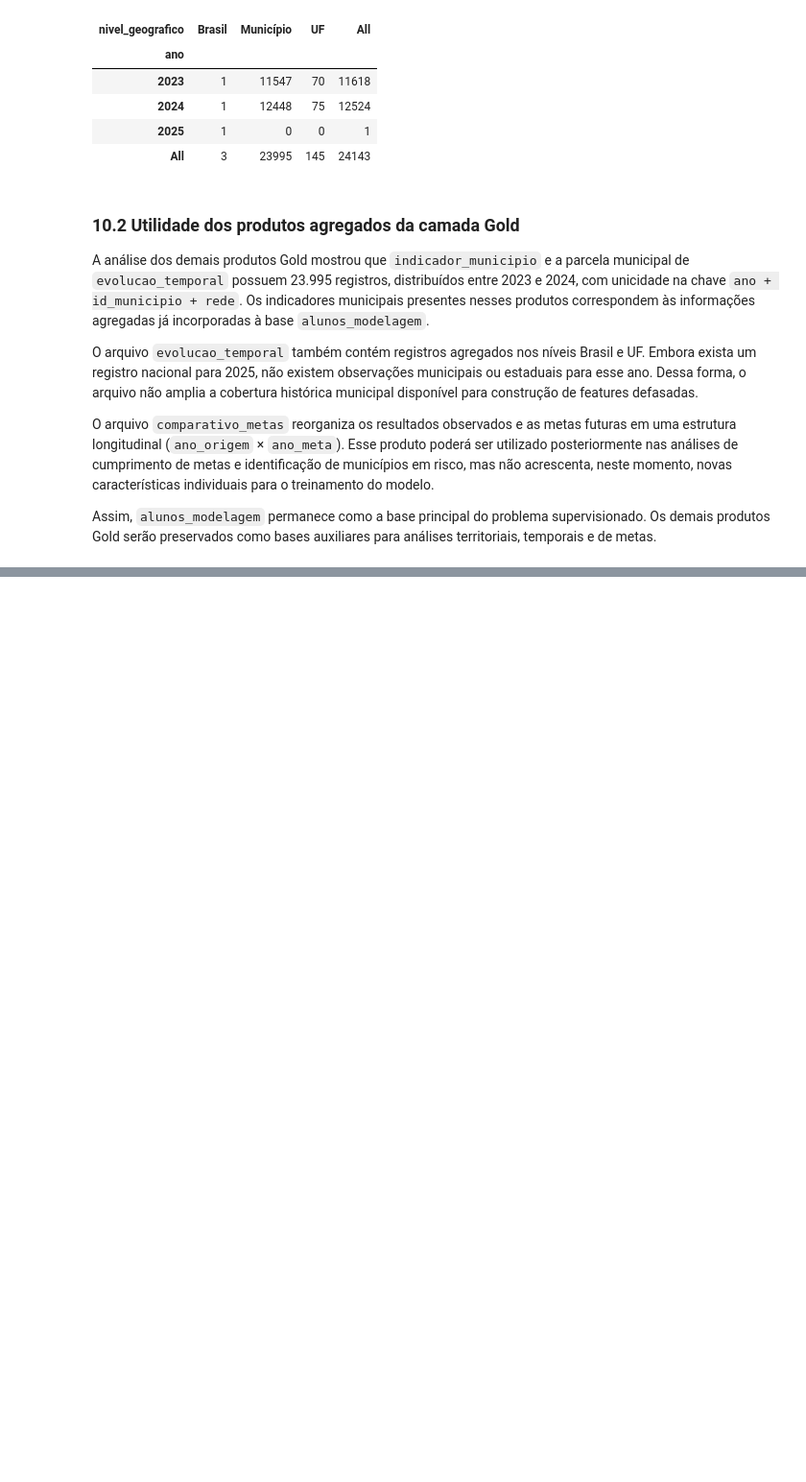
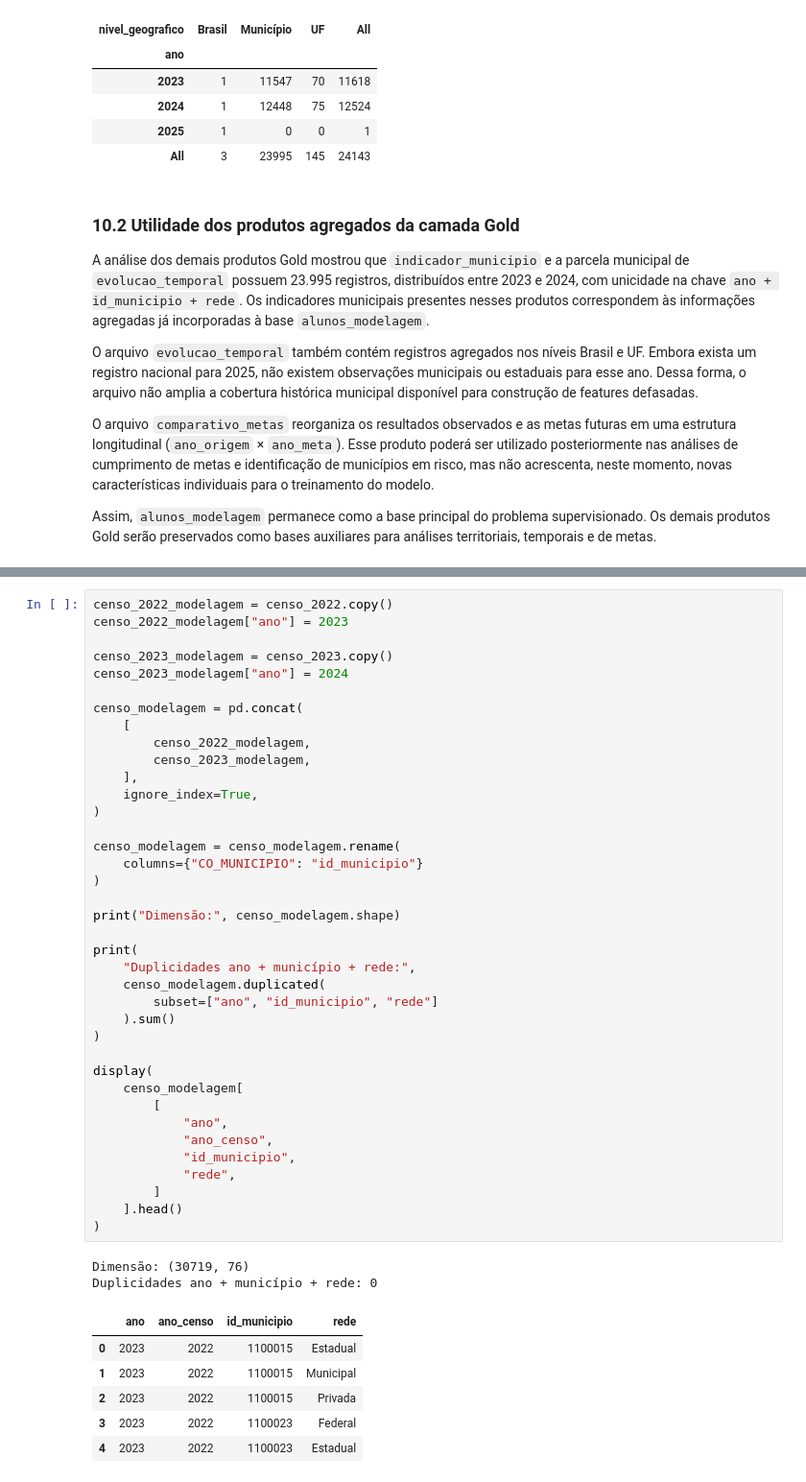
Before and after one commit to erick00denner/tech_challenge_3_alfabetizacao, a Jupyter notebook: notebooks/01_eda_alunos_modelagem.ipynb, the cells around one changed output, grey strips where cells are left out. Shown at 96% size. Drawn from its saved outputs; the diff is of its cells as text; blank space fills up the shorter version.

```diff
--- a/notebooks/01_eda_alunos_modelagem.ipynb
+++ b/notebooks/01_eda_alunos_modelagem.ipynb
@@ -1434,0 +1953,47 @@ Assim, `alunos_modelagem` permanece como a base principal do problema supervisio
+# %%
+censo_2022_modelagem = censo_2022.copy()
+censo_2022_modelagem["ano"] = 2023
+
+censo_2023_modelagem = censo_2023.copy()
+censo_2023_modelagem["ano"] = 2024
+
+censo_modelagem = pd.concat(
+    [
+        censo_2022_modelagem,
+        censo_2023_modelagem,
+    ],
+    ignore_index=True,
+)
+
+censo_modelagem = censo_modelagem.rename(
+    columns={"CO_MUNICIPIO": "id_municipio"}
+)
+
+print("Dimensão:", censo_modelagem.shape)
+
+print(
+    "Duplicidades ano + município + rede:",
+    censo_modelagem.duplicated(
+        subset=["ano", "id_municipio", "rede"]
+    ).sum()
+)
+
+display(
+    censo_modelagem[
+        [
+            "ano",
+            "ano_censo",
+            "id_municipio",
+            "rede",
+        ]
+    ].head()
+)
+# %% [output]
+Dimensão: (30719, 76)
+Duplicidades ano + município + rede: 0
+|  | ano | ano_censo | id_municipio | rede |
+| 0 | 2023 | 2022 | 1100015 | Estadual |
+| 1 | 2023 | 2022 | 1100015 | Municipal |
+| 2 | 2023 | 2022 | 1100015 | Privada |
+| 3 | 2023 | 2022 | 1100023 | Federal |
+| 4 | 2023 | 2022 | 1100023 | Estadual |
```
Also changed, not shown: parts of 22 cells of this notebook, 5 other files.
